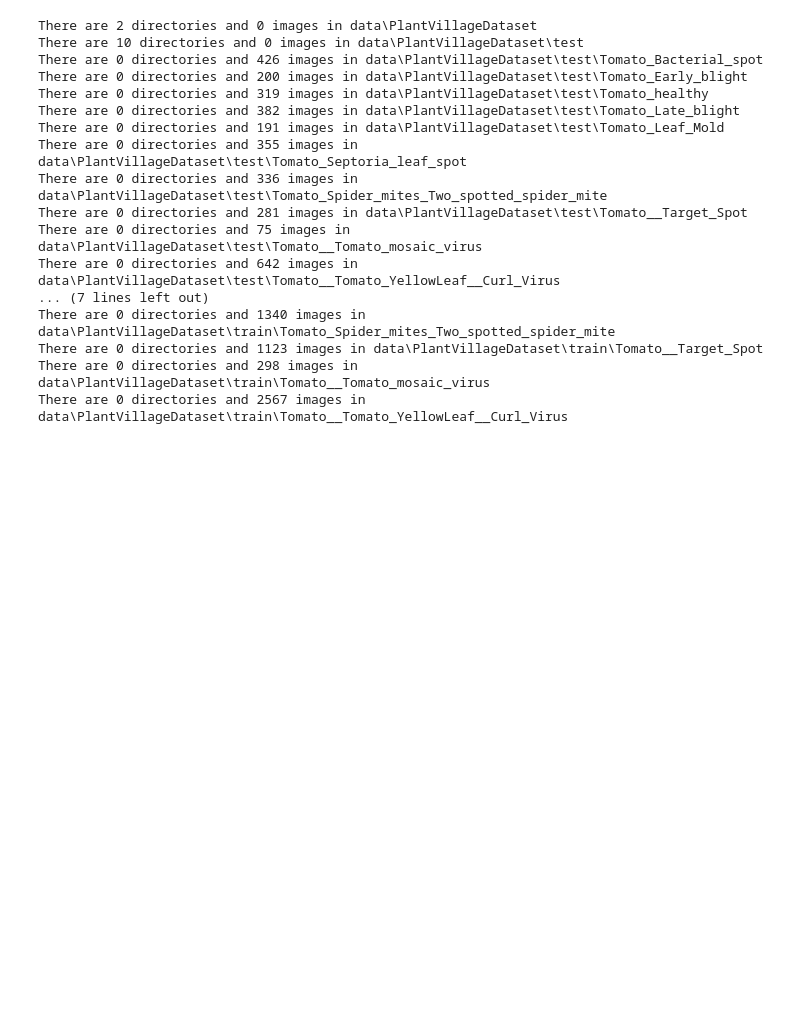
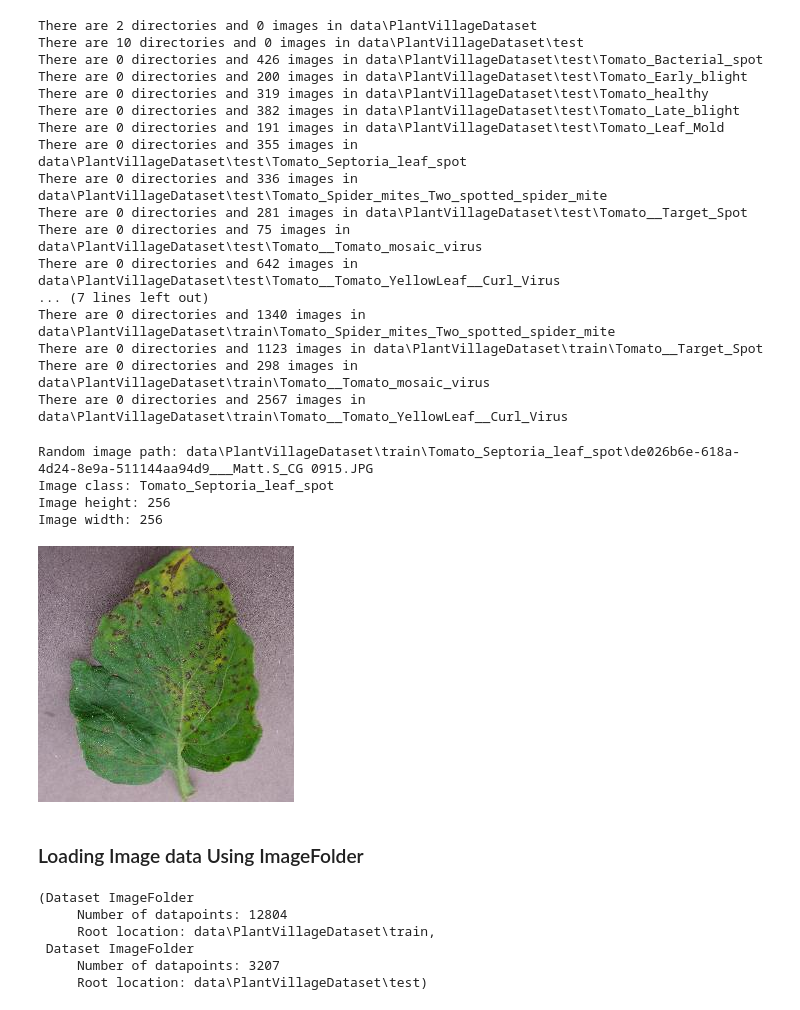
Before and after one commit to Suyog-16/plant-disease-classification, a Jupyter notebook: main.ipynb, the cells around one changed output. Saved outputs shown, nothing was run; the diff lists cells and outputs as text; code cells hidden in the pictures; blank space fills up the shorter version.

```diff
--- a/main.ipynb
+++ b/main.ipynb
@@ -35,3 +35,50 @@ There are 0 directories and 1340 images in data\PlantVillageDataset\train\Tomato
 There are 0 directories and 1123 images in data\PlantVillageDataset\train\Tomato__Target_Spot
 There are 0 directories and 298 images in data\PlantVillageDataset\train\Tomato__Tomato_mosaic_virus
 There are 0 directories and 2567 images in data\PlantVillageDataset\train\Tomato__Tomato_YellowLeaf__Curl_Virus
+# %%
+import random
+from PIL import Image
+
+# Set seed
+random.seed(42) # <- try changing this and see what happens
+
+# 1. Get all image paths (* means "any combination")
+image_path_list = list(image_path.glob("*/*/*.jpg"))
+
+# 2. Get random image path
+random_image_path = random.choice(image_path_list)
+
+# 3. Get image class from path name (the image class is the name of the directory where the image is stored)
+image_class = random_image_path.parent.stem
+
+# 4. Open image
+img = Image.open(random_image_path)
+
+# 5. Print metadata
+print(f"Random image path: {random_image_path}")
+print(f"Image class: {image_class}")
+print(f"Image height: {img.height}")
+print(f"Image width: {img.width}")
+img
+# %% [output]
+Random image path: data\PlantVillageDataset\train\Tomato_Septoria_leaf_spot\de026b6e-618a-4d24-8e9a-511144aa94d9___Matt.S_CG 0915.JPG
+Image class: Tomato_Septoria_leaf_spot
+Image height: 256
+Image width: 256
+[figure, added]
+# %% [markdown]
+### Loading Image data Using ImageFolder
+# %%
+from torchvision import datasets
+
+train_data = datasets.ImageFolder(root = train_dir,transform = None,target_transform = None)
+test_data = datasets.ImageFolder(root = test_dir, transform = None)
+
+train_data,test_data
+# %% [output]
+(Dataset ImageFolder
+     Number of datapoints: 12804
+     Root location: data\PlantVillageDataset\train,
+ Dataset ImageFolder
+     Number of datapoints: 3207
+     Root location: data\PlantVillageDataset\test)
```
Also changed, not shown: parts of 14 cells of this notebook, 1 other file.
